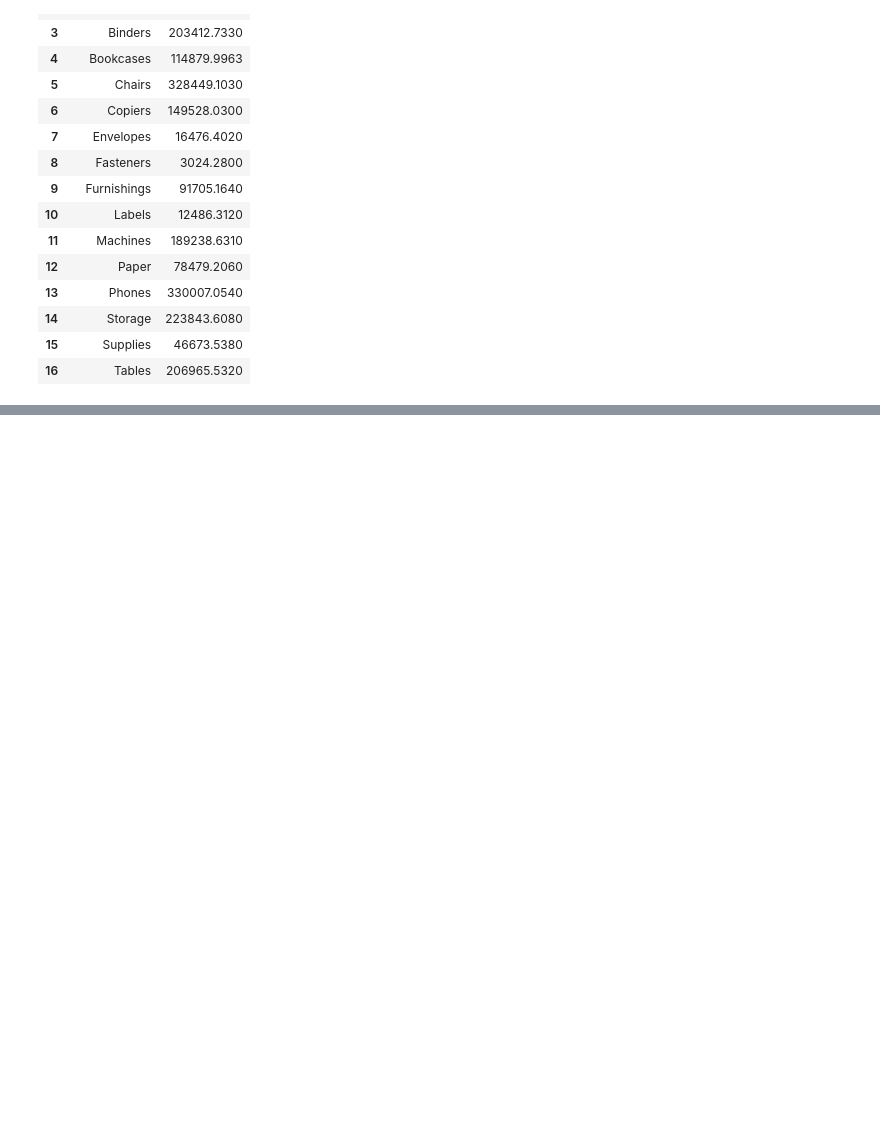
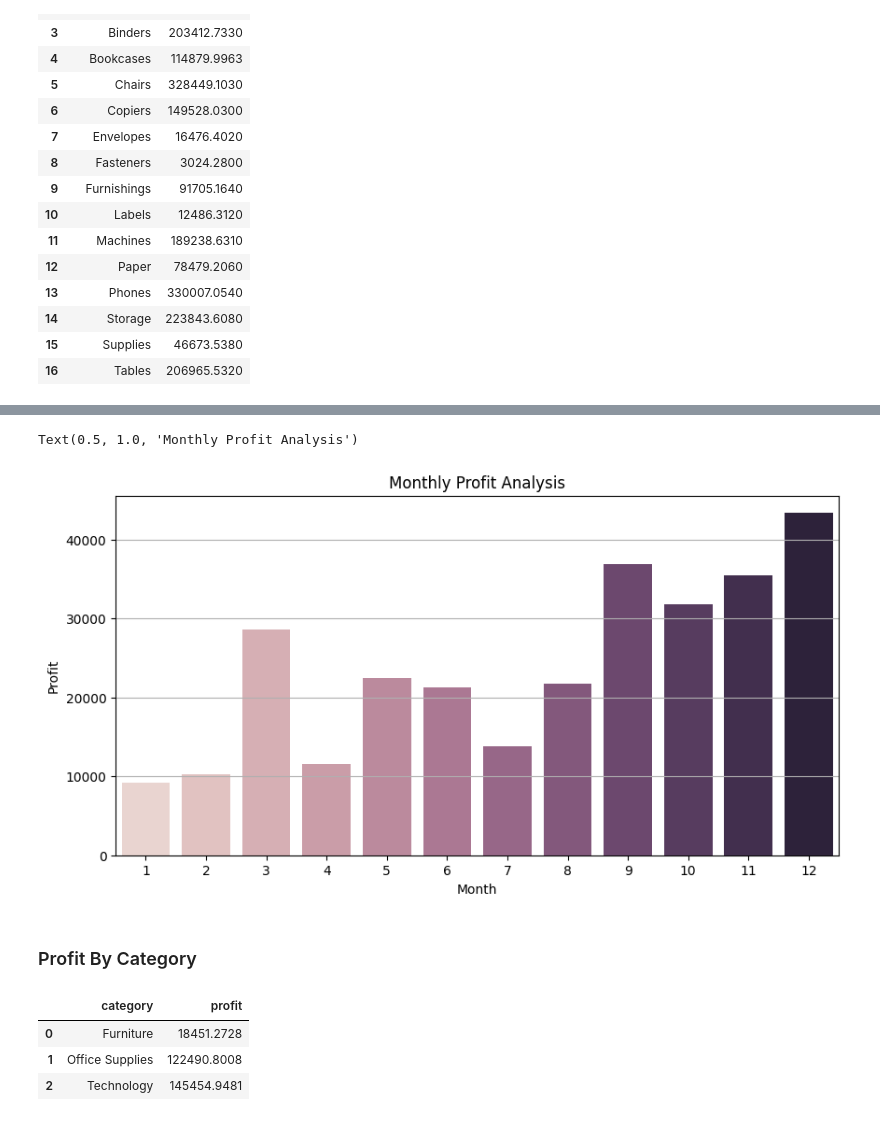
Before and after one commit to rahulghoshal/Superstore_Sales_Analysis, a Jupyter notebook: store_analysis.ipynb, the cells around one changed output, grey strips where cells are left out. Saved outputs shown, nothing was run; the diff lists cells and outputs as text; code cells hidden in the pictures; blank space fills up the shorter version.

```diff
--- a/store_analysis.ipynb
+++ b/store_analysis.ipynb
@@ -360,0 +390,20 @@ Text(0.5, 1.0, 'Category Sales Analysis')
+# %%
+plt.figure(figsize=(10,5))
+plt.grid()
+sns.barplot(data=profit_by_month,x='order_month',y='profit',hue='order_month',legend=False)
+plt.xlabel('Month')
+plt.ylabel('Profit')
+plt.title('Monthly Profit Analysis')
+# %% [output]
+Text(0.5, 1.0, 'Monthly Profit Analysis')
+[figure, added]
+# %% [markdown]
+### Profit By Category
+# %%
+profit_by_category = df.groupby('category')['profit'].sum().reset_index()
+profit_by_category
+# %% [output]
+|  | category | profit |
+| 0 | Furniture | 18451.2728 |
+| 1 | Office Supplies | 122490.8008 |
+| 2 | Technology | 145454.9481 |
```
Also changed, not shown: parts of 9 cells of this notebook.
